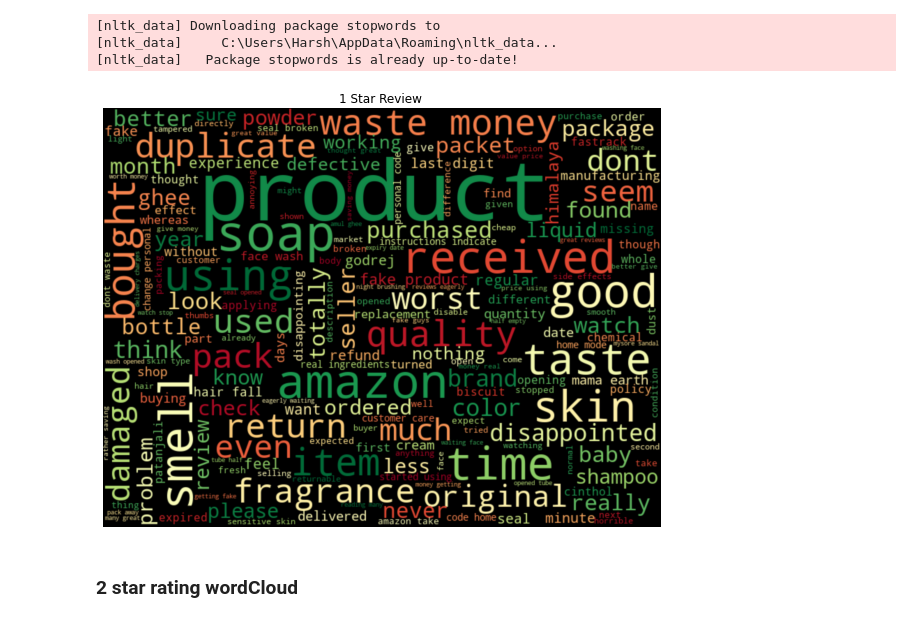
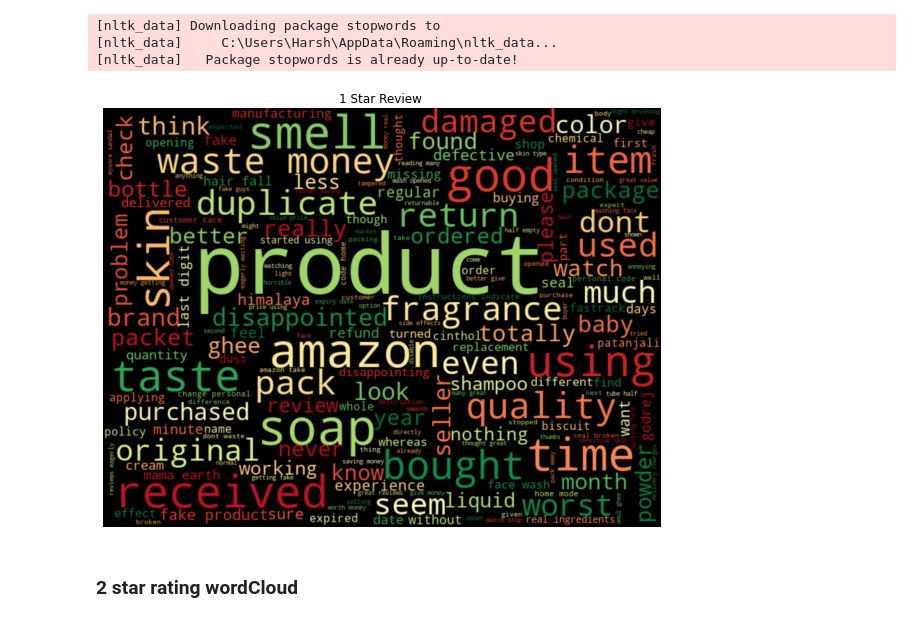
Before and after one commit to harsh2403/Sentiment_Analysis, a Jupyter notebook: Exploratory Data Analysis.ipynb, the cells around one changed output. Cells and saved outputs as stored; diff of their text form; code cells hidden in the pictures.

```diff
--- a/Exploratory Data Analysis.ipynb
+++ b/Exploratory Data Analysis.ipynb
@@ -148,31 +148,31 @@ stop_words = stopwords.words('english')
 # %%
 corpus1 = []
 for i in range(0,len(word_1)):
     text = re.sub('[^a-zA-Z]', ' ', word_1['review'][i])
     text = text.lower()
     text = text.split()
     text = [word for word in text if not word in stop_words]
     text = ' '.join(text)
     corpus1.append(text)
 
 word_cloud1 = WordCloud(width = 800,
                        height = 600,
                        colormap = 'RdYlGn',
                        margin = 0,
                        max_words = 200,
                        min_word_length = 4,
                        max_font_size = 120,
                        background_color = 'black').generate(' '.join(corpus1))
 
 plt.figure(figsize = (10, 10))
-plt.imshow(word_cloud, interpolation = 'gaussian')
+plt.imshow(word_cloud1, interpolation = 'gaussian')
 plt.title('1 Star Review ')
 plt.axis('off')
 plt.show()
 
-rating1_words = list(word_cloud.words_.keys())
+rating1_words = list(word_cloud1.words_.keys())
 # %% [output]
-[figure, old version]
+[figure, new version]
 # %% [markdown]
 ### 2 star rating wordCloud
 # %%
```
Also changed, not shown: parts of 10 cells of this notebook, 4 other files.
